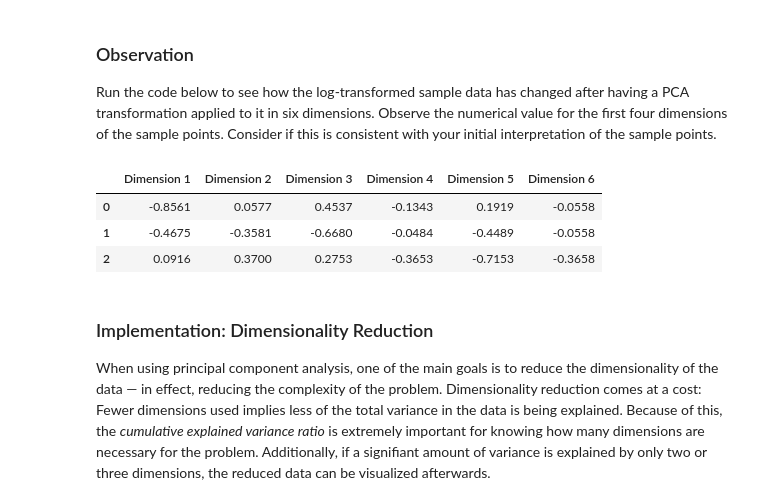
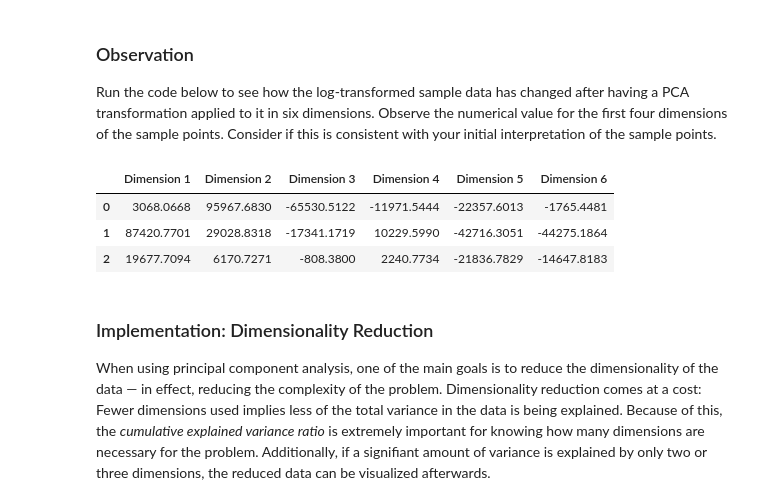
Before and after one commit to upadhyayvijay/machineLearningND, a Jupyter notebook: customer_segments/customer_segments.ipynb, the cells around one changed output. Saved outputs shown, nothing was run; the diff lists cells and outputs as text; code cells hidden in the pictures.

```diff
--- a/customer_segments/customer_segments.ipynb
+++ b/customer_segments/customer_segments.ipynb
@@ -125,3 +125,9 @@ Chosen samples of wholesale customers dataset:
 | 0 | 112151 | 29627 | 18148 | 16745 | 4948 | 8550 |
 | 1 | 16117 | 46197 | 92780 | 1026 | 40827 | 2944 |
 | 2 | 1406 | 16729 | 28986 | 673 | 836 | 3 |
+# %%
+# Import Seaborn, a very powerful library for Data Visualisation
+import seaborn as sns
+samples_bar = samples.append(data.describe().loc['50%'])
+samples_bar.index = indices + ['median']
+_ = samples_bar.plot(kind='bar', figsize=(14,6))
@@ -387,7 +414,7 @@ pca = PCA(n_components = 6).fit(good_data)
 print "variance explained by first two components\t:", sum(pca.explained_variance_ratio_[0:2])
 print "variance explained by first four components\t:", sum(pca.explained_variance_ratio_[0:4])
 # TODO: Transform log_samples using the PCA fit above
-pca_samples = PCA(n_components = 6).fit(samples)
+pca_samples = pca.transform(samples)
 
 # Generate PCA results plot
 pca_results = vs.pca_results(good_data, pca)
@@ -416,12 +443,12 @@ variance explained by first four components     : 0.931090109951
 Run the code below to see how the log-transformed sample data has changed after having a PCA transformation applied to it in six dimensions. Observe the numerical value for the first four dimensions of the sample points. Consider if this is consistent with your initial interpretation of the sample points.
 # %%
 # Display sample log-data after having a PCA transformation applied
-display(pd.DataFrame(np.round(pca_samples.components_, 4), columns = pca_results.index.values))
+display(pd.DataFrame(np.round(pca_samples, 4), columns = pca_results.index.values))
 # %% [output]
 |  | Dimension 1 | Dimension 2 | Dimension 3 | Dimension 4 | Dimension 5 | Dimension 6 |
-| 0 | -0.8561 | 0.0577 | 0.4537 | -0.1343 | 0.1919 | -0.0558 |
-| 1 | -0.4675 | -0.3581 | -0.6680 | -0.0484 | -0.4489 | -0.0558 |
-| 2 | 0.0916 | 0.3700 | 0.2753 | -0.3653 | -0.7153 | -0.3658 |
+| 0 | 3068.0668 | 95967.6830 | -65530.5122 | -11971.5444 | -22357.6013 | -1765.4481 |
+| 1 | 87420.7701 | 29028.8318 | -17341.1719 | 10229.5990 | -42716.3051 | -44275.1864 |
+| 2 | 19677.7094 | 6170.7271 | -808.3800 | 2240.7734 | -21836.7829 | -14647.8183 |
 # %% [markdown]
 ### Implementation: Dimensionality Reduction
 When using principal component analysis, one of the main goals is to reduce the dimensionality of the data — in effect, reducing the complexity of the problem. Dimensionality reduction comes at a cost: Fewer dimensions used implies less of the total variance in the data is being explained. Because of this, the *cumulative explained variance ratio* is extremely important for knowing how many dimensions are necessary for the problem. Additionally, if a signifiant amount of variance is explained by only two or three dimensions, the reduced data can be visualized afterwards.
```
Also changed, not shown: parts of 8 cells of this notebook, 1 other file.
